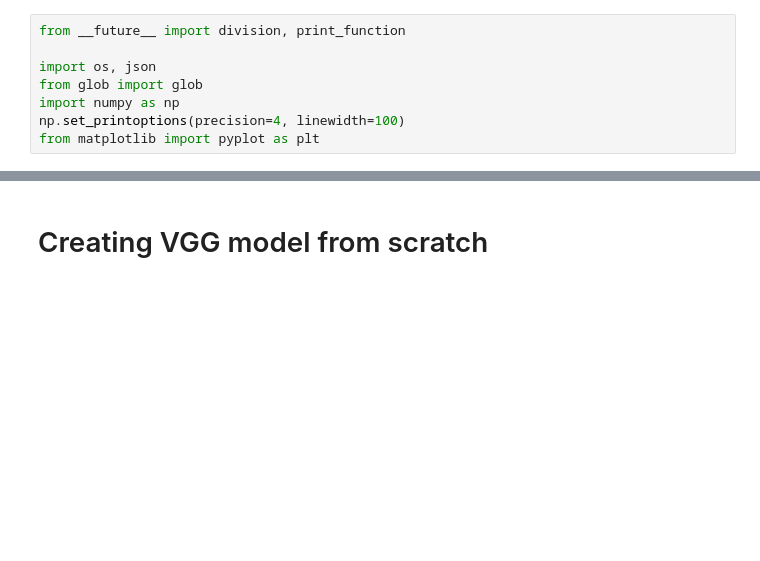
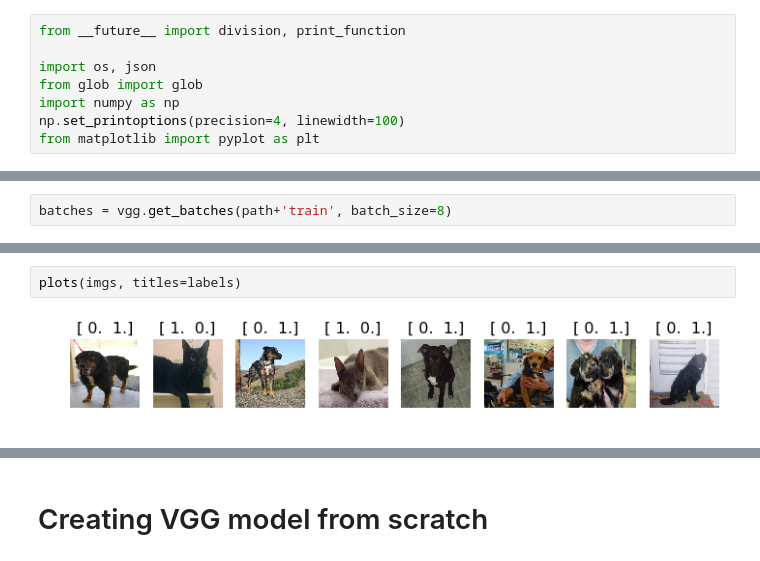
Before and after one commit to riven314/fast_ai, a Jupyter notebook: lesson_1.ipynb, the cells around one changed output, grey strips where cells are left out. Saved outputs shown, nothing was run; the diff lists cells and outputs as text; blank space fills up the shorter version.

```diff
--- a/lesson_1.ipynb
+++ b/lesson_1.ipynb
@@ -23,0 +94,2 @@ from vgg16 import Vgg16
+# %%
+batches = vgg.get_batches(path+'train', batch_size=8)
@@ -23,0 +132,4 @@ from vgg16 import Vgg16
+# %%
+plots(imgs, titles=labels)
+# %% [output]
+[figure, added]
```
Also changed, not shown: parts of 61 cells of this notebook, 1 other file.
